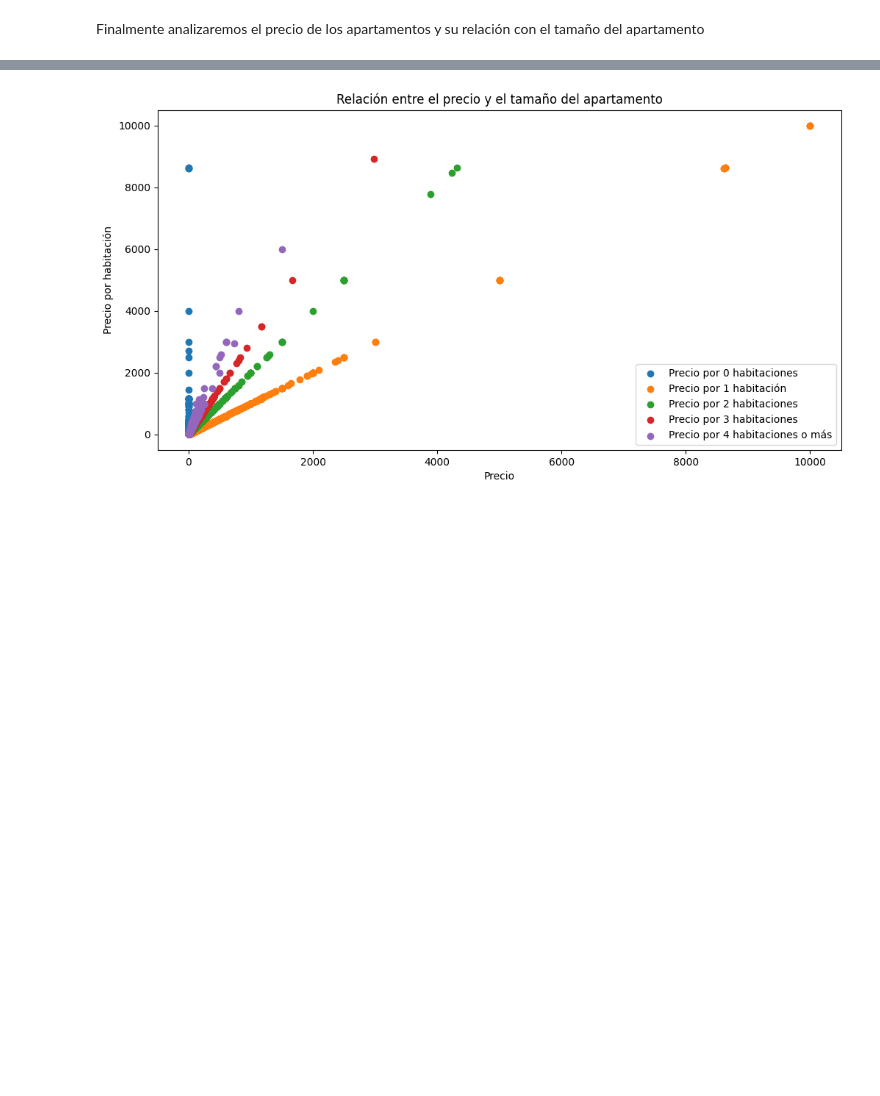
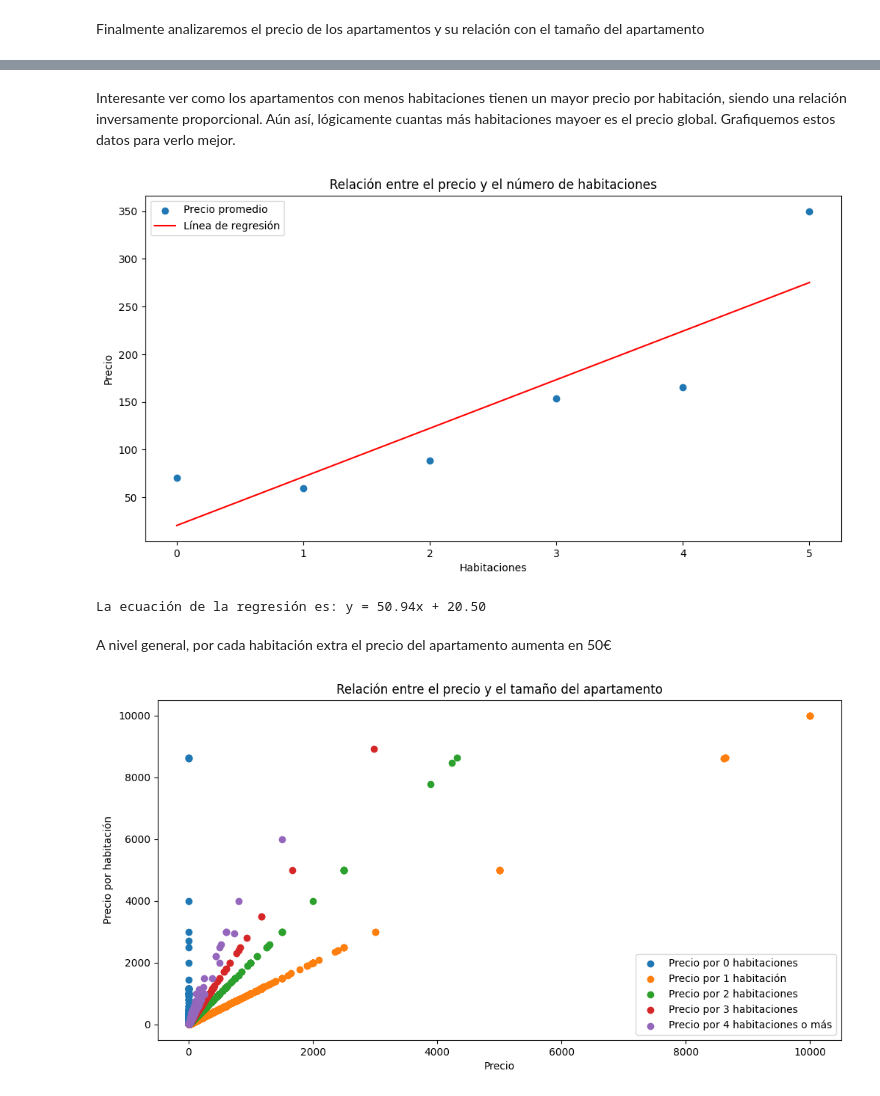
Before and after one commit to janguera/Challenge_Airbnb, a Jupyter notebook: src/eda/descripcion_inicial.ipynb, the cells around one changed output, grey strips where cells are left out. Cells and saved outputs as stored; diff of their text form; code cells hidden in the pictures; blank space fills up the shorter version.

```diff
--- a/src/eda/descripcion_inicial.ipynb
+++ b/src/eda/descripcion_inicial.ipynb
@@ -319,7 +319,7 @@ Como podemos ver, los barrios de Sol y Embajadores son los que tienen mayor dens
 Finalmente analizaremos el precio de los apartamentos y su relación con el tamaño del apartamento
 # %%
 # Calculamos el precio por m2 y el precio por habitaciones
-df_listings['price_m2'] = df_listings.apply(lambda x: x['price'] / x['square_feet'] if x['square_feet'] > 0 else 0, axis=1)
+df_listings['price_sqfeet'] = df_listings.apply(lambda x: x['price'] / x['square_feet'] if x['square_feet'] > 0 else 0, axis=1)
 df_listings['price_bedroom'] = df_listings.apply(lambda x: x['price'] / x['bedrooms'] if x['bedrooms'] > 0 else 0, axis=1)
 print(df_listings.head())
 # %% [output]
@@ -355,0 +343,11 @@ Interesante ver que el precio por habitación podría dividirse en 5 grupos, ana
+# %%
+# Calculamos el promedio y stdev del precio por habitación según el número de habitaciones
+df_bedrooms = df_listings.groupby('bedrooms').agg({'price_bedroom':['mean', 'std']}).reset_index()
+df_bedrooms.columns = ['bedrooms', 'mean_price_bedroom', 'std_price_bedroom']
+print('\n\nPrecio por habitación según el número de habitaciones\n')
+print(df_bedrooms)
+
+df_bedrooms = df_listings.groupby('bedrooms').agg({'price':['mean', 'std']}).reset_index()
+df_bedrooms.columns = ['bedrooms', 'price', 'std_price_bedroom']
+print('\n\nPrecio según el número de habitaciones\n')
+print(df_bedrooms)
@@ -356,3 +375,33 @@ Interesante ver que el precio por habitación podría dividirse en 5 grupos, ana
+# %% [markdown]
+Interesante ver como los apartamentos con menos habitaciones tienen un mayor precio por habitación, siendo una relación inversamente proporcional. Aún así, lógicamente cuantas más habitaciones mayoer es el precio global. Grafiquemos estos datos para verlo mejor.
+# %%
+# Eliminar valores na
+df_bedrooms = df_bedrooms.dropna(subset=['bedrooms', 'price'])
+
+# Crear el scatter plot
+plt.figure(figsize=(12, 6))
+plt.scatter(df_bedrooms['bedrooms'], df_bedrooms['price'], label='Precio promedio')
+
+# Calcular línea de regresión
+slope, intercept = np.polyfit(df_bedrooms['bedrooms'], df_bedrooms['price'], 1)
+regression_line = slope * df_bedrooms['bedrooms'] + intercept
+
+plt.plot(df_bedrooms['bedrooms'], regression_line, color='red', label='Línea de regresión')
+plt.xlabel('Habitaciones')
+plt.ylabel('Precio')
+plt.legend()
+plt.title('Relación entre el precio y el número de habitaciones')
+
+# Show plot
+plt.show()
+
+# Mostraremos la ecuación de la regresión para poder tener presente la pendiente
+print(f'La ecuación de la regresión es: y = {slope:.2f}x + {intercept:.2f}')
+# %% [output]
+[figure, added]
+La ecuación de la regresión es: y = 50.94x + 20.50
+# %% [markdown]
+A nivel general, por cada habitación extra el precio del apartamento aumenta en 50€
 # %%
 # Primero agruparemos los datos según el número de habitaciones en valor absoluto
 df_listings['bedrooms'] = df_listings['bedrooms'].fillna(0)
```
Also changed, not shown: parts of 9 cells of this notebook.
